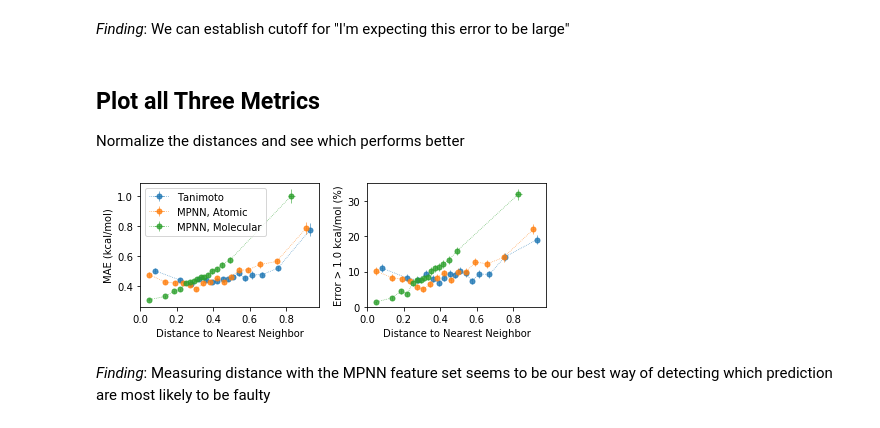
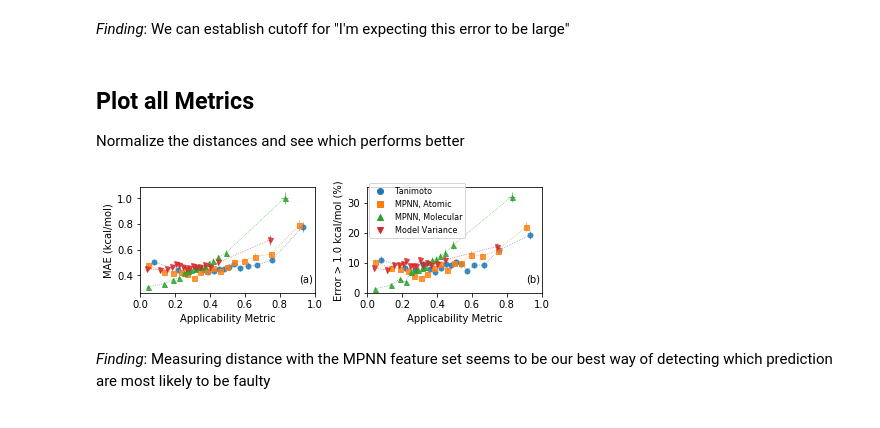
Before and after one commit to globus-labs/solvation-energy-ml, a Jupyter notebook: external-validation/2_plot-distance-metrics.ipynb, the cells around one changed output. Drawn from its saved outputs; the diff is of its cells as text; code cells hidden in the pictures.

```diff
--- a/external-validation/2_plot-distance-metrics.ipynb
+++ b/external-validation/2_plot-distance-metrics.ipynb
@@ -25,0 +33,16 @@ Get an idea for how well they work
+# %%
+fig, ax = plt.subplots(figsize=(3.5, 2))
+
+dist_col = f'model_variance'
+subset[dist_col] = np.log(subset[dist_col])
+dist_mean, dist_sem, err_mean, err_sem = zip(*[(np.mean(s[dist_col]), sem(s[dist_col]), np.mean(s['sol_acn_error'].abs()), sem(s['sol_acn_error'].abs()))
+                                       for s in np.array_split(subset.sort_values(dist_col), 128)])
+
+ax.errorbar(dist_mean, err_mean, xerr=dist_sem, yerr=err_sem, marker='o', markersize=2.5, linestyle=':', lw=0.7)
+ax.set_xscale('log', basex=10)
+ax.set_yscale('log')
+ax.set_xlabel('Mean Distance to Nearest Neighbors')
+ax.set_ylabel('MAE (kcal/mol)')
+fig.tight_layout()
+fig.savefig(os.path.join('figures', 'error-vs-distance.png'), dpi=320)
+fig.savefig(os.path.join('figures', 'error-vs-distance.eps'))
@@ -125,10 +150,10 @@ fig.savefig(os.path.join('figures', 'error-vs-liklihood-bad.eps'))
 # %% [markdown]
 *Finding*: We can establish cutoff for "I'm expecting this error to be large"
 # %% [markdown]
-## Plot all Three Metrics
+## Plot all Metrics
 Normalize the distances and see which performs better
 # %%
-fig, axs = plt.subplots(1, 2, figsize=(6.5, 2.5))
+fig, axs = plt.subplots(1, 2, figsize=(6.5, 2.25))
 
 # Plot configuration
 n = 64
@@ -136,8 +161,11 @@ error_cutoff = 1 # kcal/mol
 n_bins = 16
 
 # Plot each metric
-for label, col in zip(['Tanimoto', 'MPNN, Atomic', 'MPNN, Molecular'],
-                     [f'tan_sim_{n}', f'train_dist_atom_mean_{n}', f'train_dist_mol_{n}']):
+legnd_data = []
+labels = ['Tanimoto', 'MPNN, Atomic', 'MPNN, Molecular', 'Model Variance']
+for label, col, m in zip(labels,
+                     [f'tan_sim_{n}', f'train_dist_atom_mean_{n}', f'train_dist_mol_{n}', 'model_variance', 'n_heavy_atoms'],
+                     ['o', 's', '^', 'v', 'p']):
     # Order the molecules by ascending "badness"
     if col.startswith('tan_sim'):
         dist = 1.0 - subset[col].values
@@ -148,40 +176,70 @@ for label, col in zip(['Tanimoto', 'MPNN, Atomic', 'MPNN, Molecular'],
     error = np.abs(subset['sol_acn_error'].values[order])
 
     # Normalize the distances by percentile
-    normed_dists = (dist - np.percentile(dist, 1)) / (np.percentile(dist, 99) - np.percentile(dist, 1))
+    min_scale = np.percentile(dist, 1)
+    max_scale = np.percentile(dist, 99)
+    normed_dists = (dist - min_scale) / (max_scale - min_scale)
+    with open(os.path.join('error-models', f'{col}-dist-scaling.json'), 'w') as fp:
+        json.dump({'min_dist': min_scale, 'max_dist': max_scale}, fp)
 
     # Bin by distance
     dist_mean, dist_sem, err_mean, err_sem, prob_mean, prob_sem = zip(
         *[(np.mean(s[:, 0]), sem(s[:, 0]),
            np.mean(s[:, 1]), sem(s[:, 1]),
            np.mean(s[:, 1] > error_cutoff) * 100,
            sem(s[:, 1] > error_cutoff) * 100)
           for s in np.array_split(np.vstack((normed_dists, error)).T, n_bins)]
     )
-
     axs[0].errorbar(dist_mean, err_mean, xerr=dist_sem, yerr=err_sem,
-                label=label, marker='o', alpha=0.8,
+                label=label, marker=m, alpha=0.8,
                 markersize=5, linestyle=':', lw=0.7)
-    axs[1].errorbar(dist_mean, prob_mean, xerr=dist_sem, yerr=prob_sem,
-                label=label, marker='o', alpha=0.8,
+    l = axs[1].errorbar(dist_mean, prob_mean, xerr=dist_sem, yerr=prob_sem,
+                label=label, marker=m, alpha=0.8,
                 markersize=5, linestyle=':', lw=0.7)
 
+    # Fit an expontential to the data
+    lr = LinearRegression()
+    x = np.linspace(0, 1, 128)
+    lr.fit(np.expand_dims(dist_mean, 1), np.log(err_mean))
+    lr_fit = np.exp(lr.predict(x[:, None]))
+    with open(os.path.join('error-models', f'{col}_mag.pkl'), 'wb') as fp:
+        pkl.dump(lr, fp)
+    #axs[0].plot(x, lr_fit, color=l[0].get_color(), alpha=0.7)
+
+
+
+    # Fit a logistic regression model to data
+    lr = LogisticRegression()
+    lr.fit(normed_dists[:, None], error > error_cutoff)
+    lr_fit = lr.predict_proba(x[:, None])[:, 1]
+    with open(os.path.join('error-models', f'{col}_prob.pkl'), 'wb') as fp:
+        pkl.dump(lr, fp)
+    #axs[1].plot(x, lr_fit*100, color=l[0].get_color(), alpha=0.7)
+
+
+    # Make the legend-ready plot
+    legnd_data.append(axs[0].scatter([], [], color=l[0].get_color(), marker=m))
+
 # Label axes and such
-axs[0].legend()
+axs[1].legend(legnd_data, labels, loc=(0.01, 0.52), ncol=1, fontsize=8)
 #axs[0].set_yscale('log')
 #ax.set_xscale('log', basex=10)
 axs[1].set_ylim(0)
+for ax in axs:
+    ax.set_xlim(0, 1)
 
 for ax in axs:
-    ax.set_xlabel('Distance to Nearest Neighbor')
+    ax.set_xlabel('Applicability Metric')
 axs[0].set_ylabel('MAE (kcal/mol)')
 axs[1].set_ylabel(f'Error >{error_cutoff: 0.1f} kcal/mol (%)')
 
+axs[0].text(0.99, 0.1, '(a)', transform=axs[0].transAxes, ha='right')
+axs[1].text(0.99, 0.1, '(b)', transform=axs[1].transAxes, ha='right')
 
 fig.tight_layout()
 fig.savefig(os.path.join('figures', 'distance-metrics.png'), dpi=320)
 fig.savefig(os.path.join('figures', 'distance-metrics.eps'))
 # %% [output]
-[figure, old version]
+[figure, new version]
 # %% [markdown]
 *Finding*: Measuring distance with the MPNN feature set seems to be our best way of detecting which prediction are most likely to be faulty
```
Also changed, not shown: parts of 3 cells of this notebook, 9 other files.
